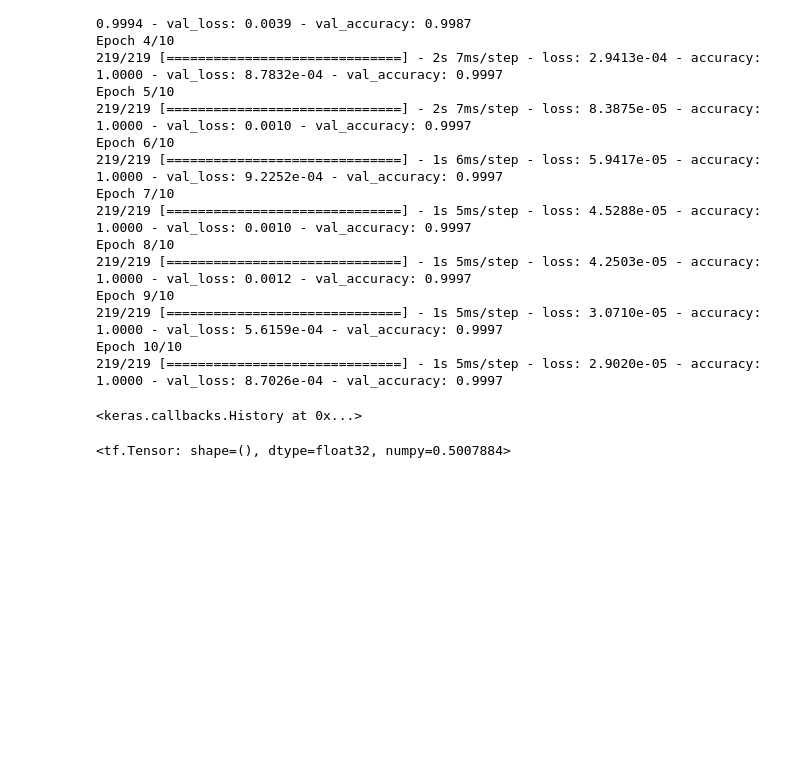
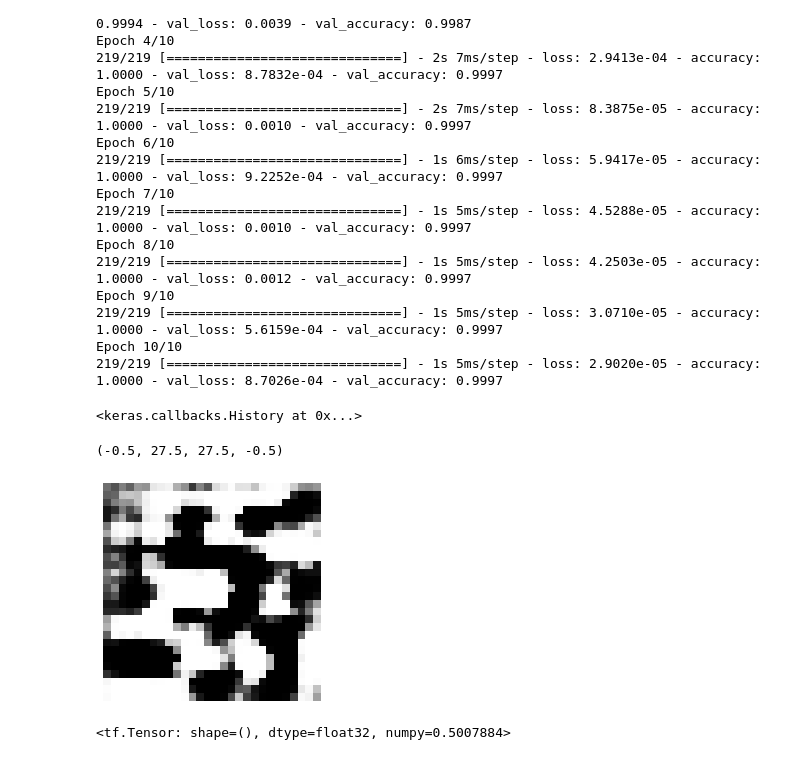
Before and after one commit to egesko/YoanoGAN, a Jupyter notebook: NoiceGAN_MNIST.ipynb, the cells around one changed output. Cells and saved outputs as stored; diff of their text form; code cells hidden in the pictures; blank space fills up the shorter version.

```diff
--- a/NoiceGAN_MNIST.ipynb
+++ b/NoiceGAN_MNIST.ipynb
@@ -503,6 +574,15 @@ Epoch 9/10
 Epoch 10/10
 219/219 [==============================] - 1s 5ms/step - loss: 2.9020e-05 - accuracy: 1.0000 - val_loss: 8.7026e-04 - val_accuracy: 0.9997
 <keras.callbacks.History at 0x...>
+# %%
+generated_image = generator(seed, training=False)
+generated_image[7, :, :, 0].shape#
+
+plt.imshow(generated_image[7, :, :, 0], cmap='gray')
+plt.axis('off')
+# %% [output]
+(-0.5, 27.5, 27.5, -0.5)
+[figure, added]
 # %%
 generated_image = generator(seed, training=False)
 
```
Also changed, not shown: parts of 8 cells of this notebook.
